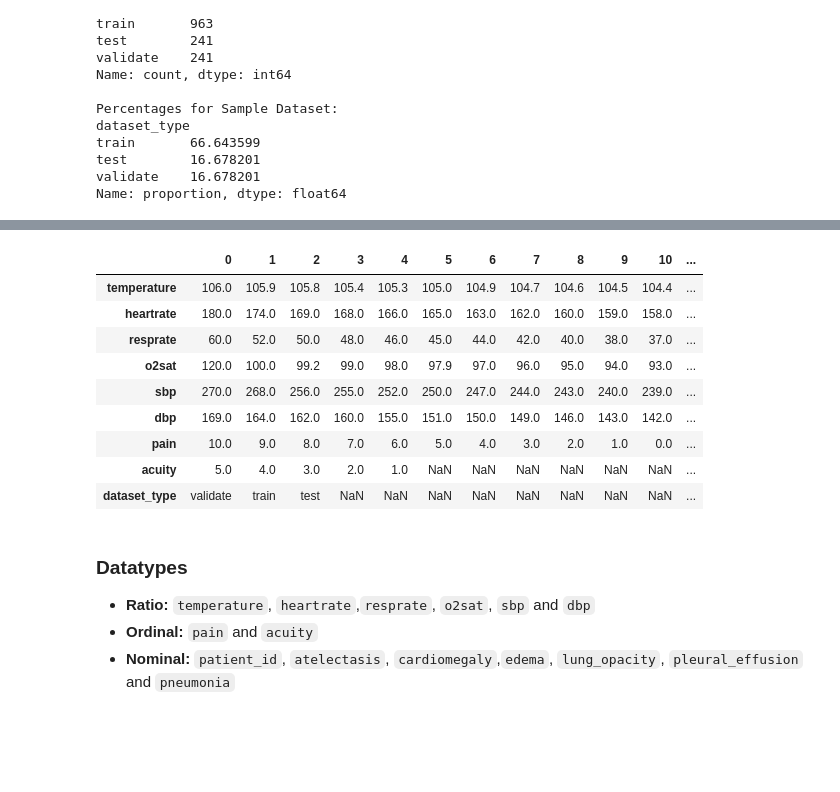
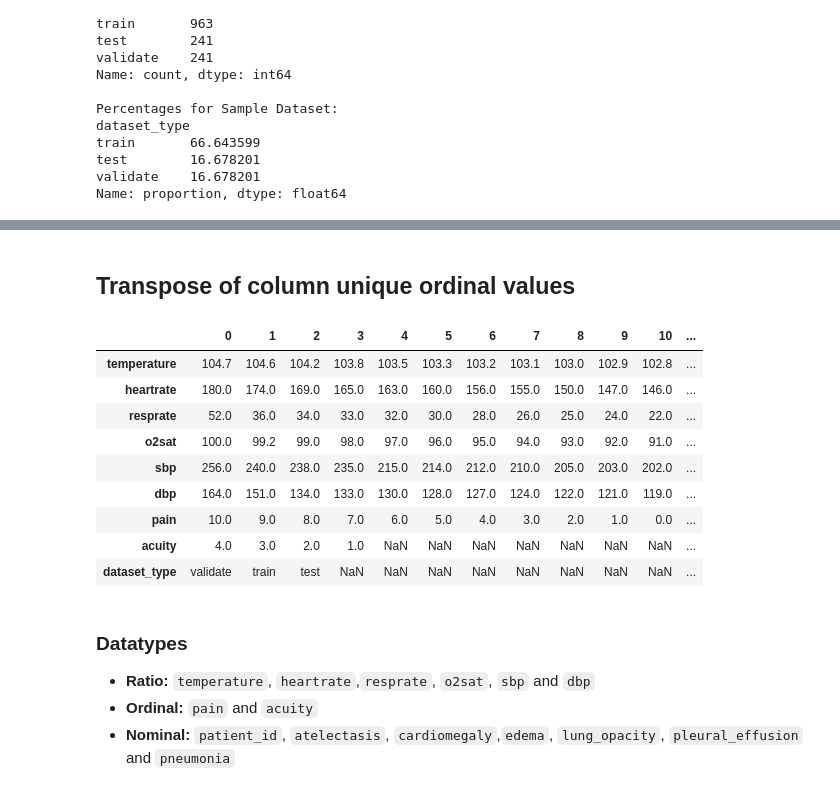
Before and after one commit to UC-Berkeley-I-School/mids-210-radiology-triage-models-spring24, a Jupyter notebook: datasets/tabular-leemgjunior.ipynb, the cells around one changed output, grey strips where cells are left out. Saved outputs shown, nothing was run; the diff lists cells and outputs as text; code cells hidden in the pictures; blank space fills up the shorter version.

```diff
--- a/datasets/tabular-leemgjunior.ipynb
+++ b/datasets/tabular-leemgjunior.ipynb
@@ -116,3 +136,24 @@ train       66.643599
 test        16.678201
 validate    16.678201
 Name: proportion, dtype: float64
+# %%
+def preprocess_data(df):
+    x_cols = ['temperature','heartrate','resprate','o2sat','sbp','dbp','pain','acuity']
+    y_cols = ['atelectasis','cardiomegaly','edema','lung_opacity','pleural_effusion','pneumonia','dataset_type']
+    analysis_cols = ['patient_id'] + x_cols + y_cols
+
+    df_new = df[analysis_cols].copy(deep=True)
+    df_new['acuity'] = df_new['acuity'].astype('int64')
+    df_new['patient_id'] = df_new['patient_id'].astype('int64')
+    df_new = df_new.set_index('patient_id', inplace=False)
+
+    y = df_new[y_cols]
+    X = df_new.drop(y_cols[0:-1], axis=1)
+
+    print('X Cols: ', X.columns)
+    print('Y Cols: ', y.columns)
+    print('Rows, cols: ', X.shape)
+
+    return df_new, X, y
+
+sample_Xy, sample_X, sample_y = preprocess_data(sample_df)
@@ -230,28 +266,30 @@ None
+# %% [markdown]
+## Transpose of column unique ordinal values
 # %%
 
 # Step 1 & 2: Calculate and sort unique values for each column, store them in a dictionary
 unique_values_sorted = {}
-for column in pop_X.columns:
-    unique_values = np.sort(pop_X[column].unique())[::-1]  # Sort unique values in descending order
+for column in sample_X.columns:
+    unique_values = np.sort(sample_X[column].unique())[::-1]  # Sort unique values in descending order
     unique_values_sorted[column] = unique_values
 
 # Step 3: Create a new DataFrame from the dictionary with transposed columns
 unique_values_df = pd.DataFrame(dict([(k, pd.Series(v)) for k, v in unique_values_sorted.items()]))
 
 # Transpose the DataFrame so that each row now represents a column in the original DataFrame
 unique_values_transposed = unique_values_df.T
 
 unique_values_transposed
 # %% [output]
 |  | 0 | 1 | 2 | 3 | 4 | 5 | 6 | 7 | 8 | 9 | 10 | ... |
-| temperature | 106.0 | 105.9 | 105.8 | 105.4 | 105.3 | 105.0 | 104.9 | 104.7 | 104.6 | 104.5 | 104.4 | ... |
-| heartrate | 180.0 | 174.0 | 169.0 | 168.0 | 166.0 | 165.0 | 163.0 | 162.0 | 160.0 | 159.0 | 158.0 | ... |
-| resprate | 60.0 | 52.0 | 50.0 | 48.0 | 46.0 | 45.0 | 44.0 | 42.0 | 40.0 | 38.0 | 37.0 | ... |
-| o2sat | 120.0 | 100.0 | 99.2 | 99.0 | 98.0 | 97.9 | 97.0 | 96.0 | 95.0 | 94.0 | 93.0 | ... |
-| sbp | 270.0 | 268.0 | 256.0 | 255.0 | 252.0 | 250.0 | 247.0 | 244.0 | 243.0 | 240.0 | 239.0 | ... |
-| dbp | 169.0 | 164.0 | 162.0 | 160.0 | 155.0 | 151.0 | 150.0 | 149.0 | 146.0 | 143.0 | 142.0 | ... |
+| temperature | 104.7 | 104.6 | 104.2 | 103.8 | 103.5 | 103.3 | 103.2 | 103.1 | 103.0 | 102.9 | 102.8 | ... |
+| heartrate | 180.0 | 174.0 | 169.0 | 165.0 | 163.0 | 160.0 | 156.0 | 155.0 | 150.0 | 147.0 | 146.0 | ... |
+| resprate | 52.0 | 36.0 | 34.0 | 33.0 | 32.0 | 30.0 | 28.0 | 26.0 | 25.0 | 24.0 | 22.0 | ... |
+| o2sat | 100.0 | 99.2 | 99.0 | 98.0 | 97.0 | 96.0 | 95.0 | 94.0 | 93.0 | 92.0 | 91.0 | ... |
+| sbp | 256.0 | 240.0 | 238.0 | 235.0 | 215.0 | 214.0 | 212.0 | 210.0 | 205.0 | 203.0 | 202.0 | ... |
+| dbp | 164.0 | 151.0 | 134.0 | 133.0 | 130.0 | 128.0 | 127.0 | 124.0 | 122.0 | 121.0 | 119.0 | ... |
 | pain | 10.0 | 9.0 | 8.0 | 7.0 | 6.0 | 5.0 | 4.0 | 3.0 | 2.0 | 1.0 | 0.0 | ... |
-| acuity | 5.0 | 4.0 | 3.0 | 2.0 | 1.0 | NaN | NaN | NaN | NaN | NaN | NaN | ... |
+| acuity | 4.0 | 3.0 | 2.0 | 1.0 | NaN | NaN | NaN | NaN | NaN | NaN | NaN | ... |
 | dataset_type | validate | train | test | NaN | NaN | NaN | NaN | NaN | NaN | NaN | NaN | ... |
 # %% [markdown]
 ### Datatypes
```
Also changed, not shown: parts of 22 cells of this notebook, 2 other files.
